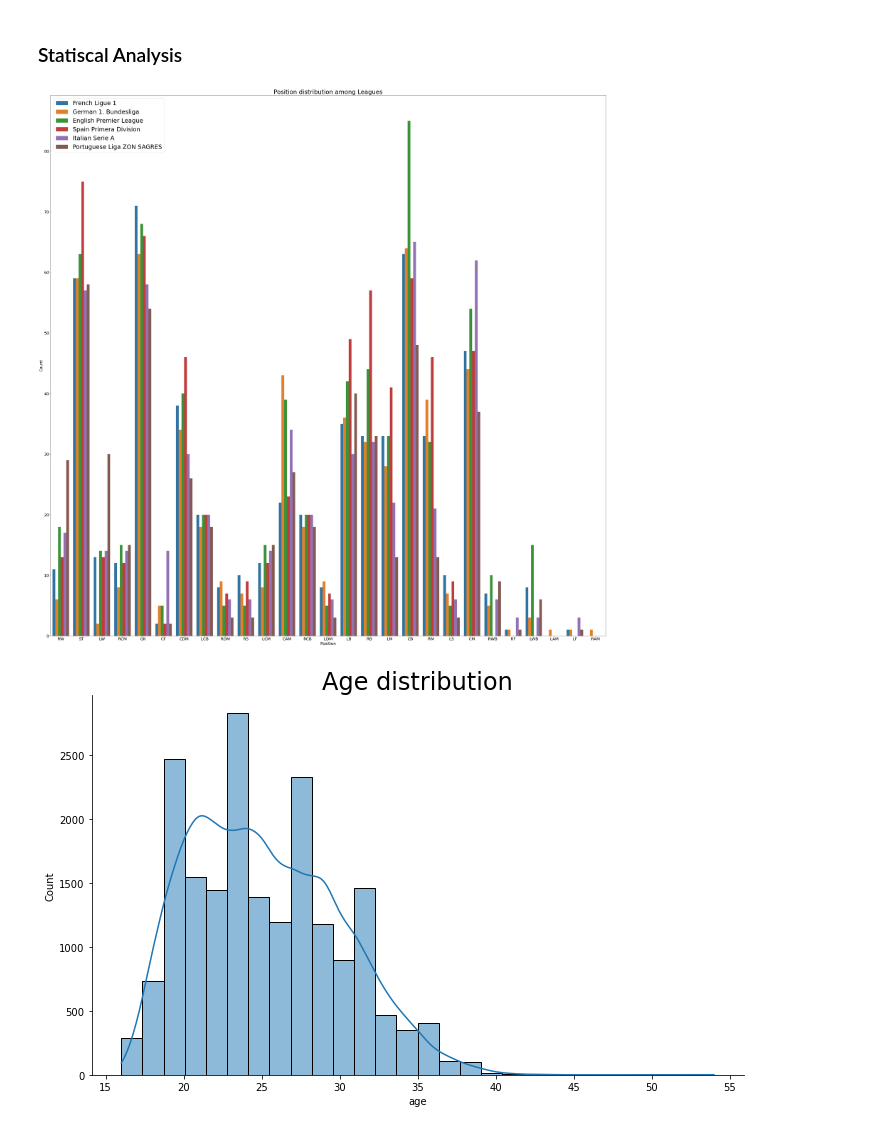
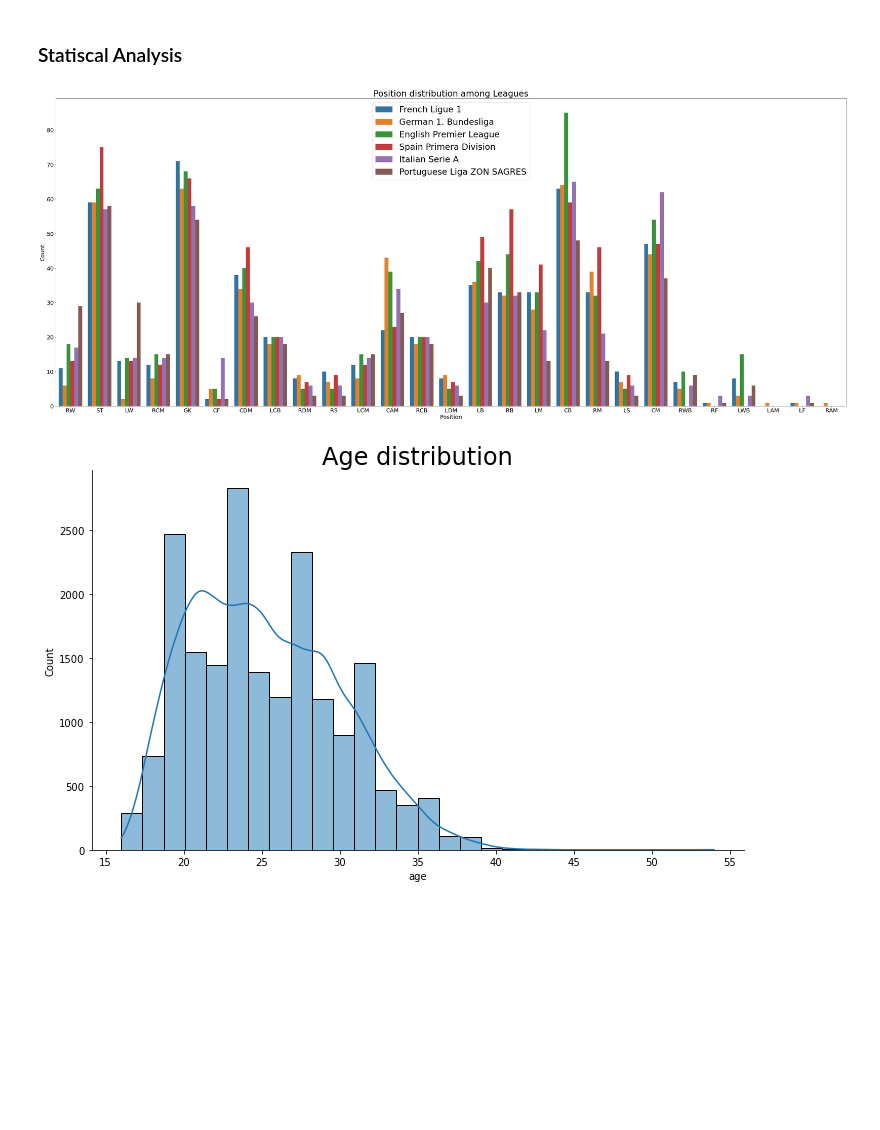
Before and after one commit to DMeneses01/IACH-project, a Jupyter notebook: code/recsys_football.ipynb, the cells around one changed output. Cells and saved outputs as stored; diff of their text form; code cells hidden in the pictures; blank space fills up the shorter version.

```diff
--- a/code/recsys_football.ipynb
+++ b/code/recsys_football.ipynb
@@ -66,33 +66,54 @@ dataFrame = repeatedNames(dataFrame)
 # %%
 import seaborn as sns
 import matplotlib.pyplot as plt
 
 def leagueDistribution(data):
-    fig, _ = plt.subplots(figsize=(50,50))
+    fig, _ = plt.subplots(figsize=(50,20))
 
     aux_data = pd.concat([data['league_name'], data['player_positions'].str.split(', ', expand=True)], axis = 1)
 
     data_aux = data.copy()
     data_aux.loc[data_aux['club_position'] == 'SUB', 'club_position'] = aux_data[0]
     data_aux.loc[data_aux['club_position'] == 'RES', 'club_position'] = aux_data[0]
 
     ax = sns.countplot(x='club_position', hue='league_name', data=data_aux)
     ax.tick_params(axis='both', which='major', labelsize=20)
     ax.tick_params(axis='both', which='minor', labelsize=15)
     plt.legend(fontsize = 30)
     plt.xlabel('Position', fontsize = 20)
     plt.ylabel('Count', fontsize = 20)
     plt.title('Position distribution among Leagues', fontsize = 30)
 
 def ageDistribution(data):
     sns.FacetGrid(data, height=6, aspect=10/6).map(sns.histplot, "age", bins = 28, kde = True)
     plt.title("Age distribution", size=24)
+    plt.show()
+
+
+def overallDistribution(data):
+    data_aux = data.copy()
+    data_aux.loc[data_aux['overall'].isin(np.arange(90, 95)), 'overall_interval'] = '[90, 95['
+    data_aux.loc[data_aux['overall'].isin(np.arange(85, 90)), 'overall_interval'] = '[85, 90['
+    data_aux.loc[data_aux['overall'].isin(np.arange(80, 85)), 'overall_interval'] = '[80, 85['
+    data_aux.loc[data_aux['overall'].isin(np.arange(75, 80)), 'overall_interval'] = '[75, 80['
+    data_aux.loc[data_aux['overall'].isin(np.arange(70, 75)), 'overall_interval'] = '[70, 75['
+    data_aux.loc[data_aux['overall'].isin(np.arange(65, 70)), 'overall_interval'] = '[65, 70['
+    data_aux.loc[data_aux['overall'].isin(np.arange(60, 65)), 'overall_interval'] = '[60, 65['
+    data_aux.loc[data_aux['overall'].isin(np.arange(55, 60)), 'overall_interval'] = '[55, 60['
+    data_aux.loc[data_aux['overall'].isin(np.arange(50, 55)), 'overall_interval'] = '[50, 55['
+
+
+    fig, _ = plt.subplots(figsize=(15,10))
+    ax = sns.countplot(x='overall_interval', hue='league_name', data=data_aux)
+    ax.set_ylim(0, 350)
+    plt.xlabel('Overall')
+    plt.title('Overall distribution among Leagues')
 
 distributionDF = dataFrame[dataFrame['league_name'].isin(["French Ligue 1", "German 1. Bundesliga", "English Premier League", "Spain Primera Division", "Italian Serie A", "Portuguese Liga ZON SAGRES"])]
 
 leagueDistribution(distributionDF)
-
 ageDistribution(dataFrame)
+overallDistribution(distributionDF)
 # %% [output]
-[figure, old version]
+[figure, new version]
 [figure]
```
Also changed, not shown: parts of 1 cell of this notebook.
